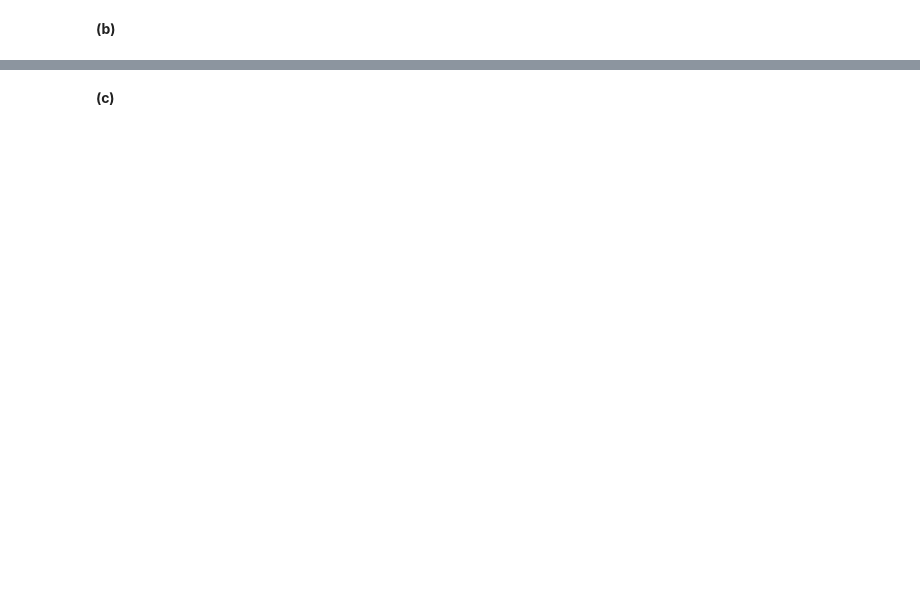
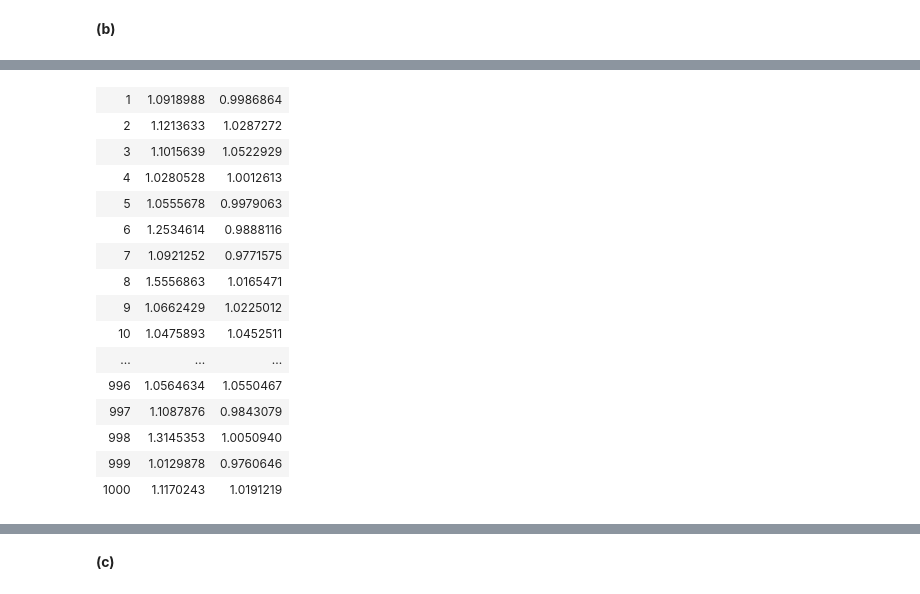
Before and after one commit to bhavenp/cs208, a Jupyter notebook: homework/HW2/HW2_Bhaven_Patel.ipynb, the cells around one changed output, grey strips where cells are left out. Cells and saved outputs as stored; diff of their text form; code cells hidden in the pictures; blank space fills up the shorter version.

```diff
--- a/homework/HW2/HW2_Bhaven_Patel.ipynb
+++ b/homework/HW2/HW2_Bhaven_Patel.ipynb
@@ -156,2 +246,40 @@ We
 # %% [markdown]
 **(b)**<br>
+# %%
+#set the seed
+set.seed(24);
+
+#set parameters
+y_lower = 0;
+y_upper = 17;
+x_lower = 0;
+x_upper = 18;
+
+
+n = 1000; #size of the dataset
+num_sims = 1000; #number of Monte Carlo simulations to run
+alpha = beta = sigma = epsilon = 1;
+
+#define partitions for epsilon, which should all be epsilon/4
+epsilon_parts = list(Sxy=epsilon/4, Sxx=epsilon/4, xbar=epsilon/4, ybar=epsilon/4);
+
+#create matrix to hold upper bound and rmse for mean DP-releases, average mean
+rmse_vals = matrix(NA, nrow=num_sims, ncol=3);
+for(i in 1:num_sims){
+    #generate x-data and y-data
+    x_data = sample_poisson(num_draws = n);
+    y_data = alpha*x_data + beta + rnorm(n=n, mean=0, sd=sigma);
+    #get regression release beta and alpha
+    reg_release <- regressionRelease(y_data, x_data, ylower=y_lower, yupper=y_upper,
+                                     xlower=x_lower, xupper=x_upper, epsilon_parts=epsilon_parts);
+    print(reg_release)
+    #calculate y for each x point in dataset using regression release statistics
+    y_dp <- reg_release$dp_beta * x_data + reg_release$dp_alpha;
+    y_nondp <- reg_release$true_beta * x_data + reg_release$true_alpha; #calc y using non-dp stats
+    #calculate RMSE for the DP release stats
+    rmse_dp = ( sum( (y_dp - y_data)**2 ) / length(y_data)) ** 0.5;
+    #calculate RMSE for the non-DP release stats
+    rmse_nondp = ( sum( (y_nondp - y_data)**2 ) / length(y_data)) ** 0.5;
+
+    rmse_vals[i,] <- c(i, rmse_dp, rmse_nondp); #put RMSE values into matrix
+}
@@ -157,0 +304,19 @@ We
+# %%
+rmse_vals
+# %% [output]
+| 1 | 1.0918988 | 0.9986864 |
+| 2 | 1.1213633 | 1.0287272 |
+| 3 | 1.1015639 | 1.0522929 |
+| 4 | 1.0280528 | 1.0012613 |
+| 5 | 1.0555678 | 0.9979063 |
+| 6 | 1.2534614 | 0.9888116 |
+| 7 | 1.0921252 | 0.9771575 |
+| 8 | 1.5556863 | 1.0165471 |
+| 9 | 1.0662429 | 1.0225012 |
+| 10 | 1.0475893 | 1.0452511 |
+| ... | ... | ... |
+| 996 | 1.0564634 | 1.0550467 |
+| 997 | 1.1087876 | 0.9843079 |
+| 998 | 1.3145353 | 1.0050940 |
+| 999 | 1.0129878 | 0.9760646 |
+| 1000 | 1.1170243 | 1.0191219 |
```
Also changed, not shown: parts of 9 cells of this notebook, 1 other file.
